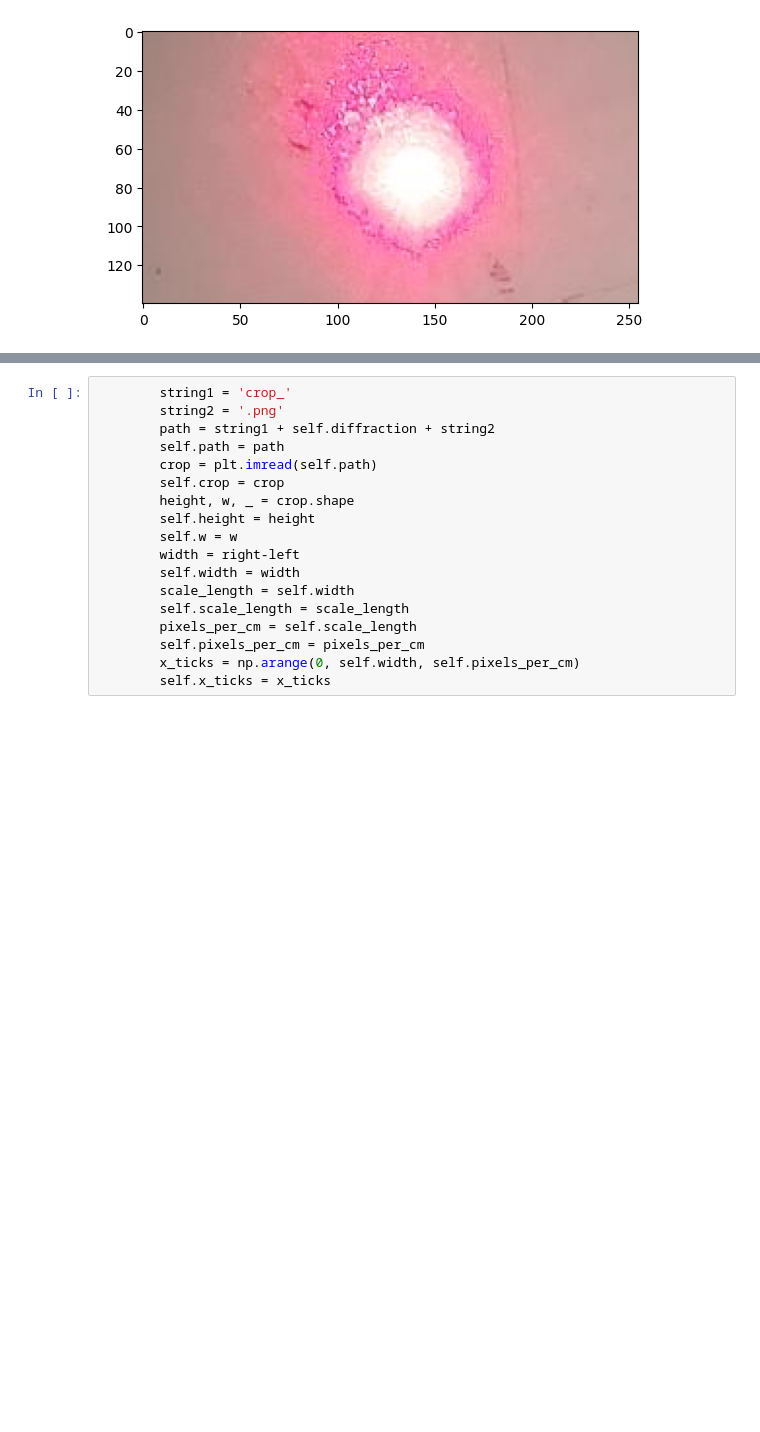
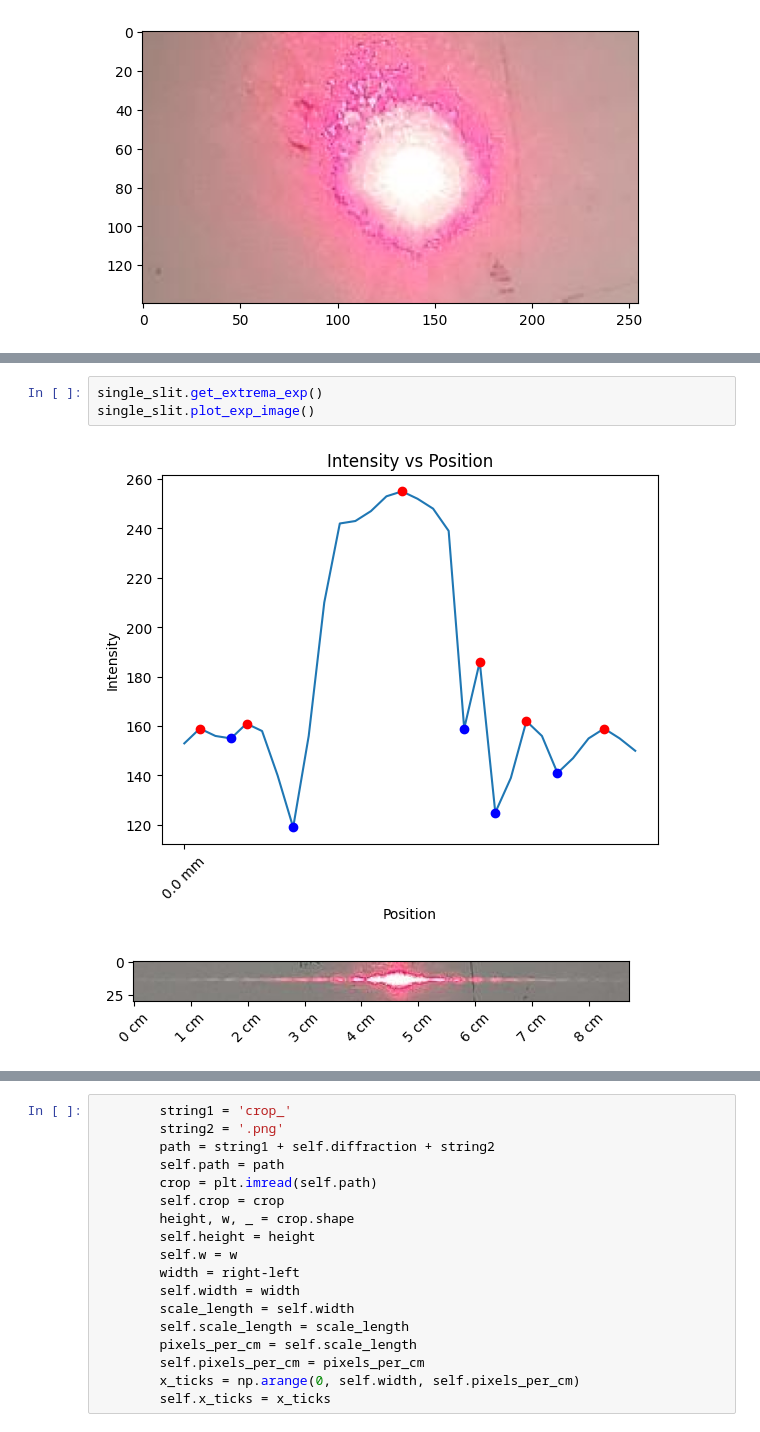
Before and after one commit to opticslabjkmspk/optics_lab3, a Jupyter notebook: Diffraction.ipynb, the cells around one changed output, grey strips where cells are left out. Saved outputs shown, nothing was run; the diff lists cells and outputs as text; blank space fills up the shorter version.

```diff
--- a/Diffraction.ipynb
+++ b/Diffraction.ipynb
@@ -263,0 +453,6 @@ single_slit.get_minima()
+# %%
+single_slit.get_extrema_exp()
+single_slit.plot_exp_image()
+# %% [output]
+[figure, added]
+[figure, added]
```
Also changed, not shown: parts of 18 cells of this notebook.
